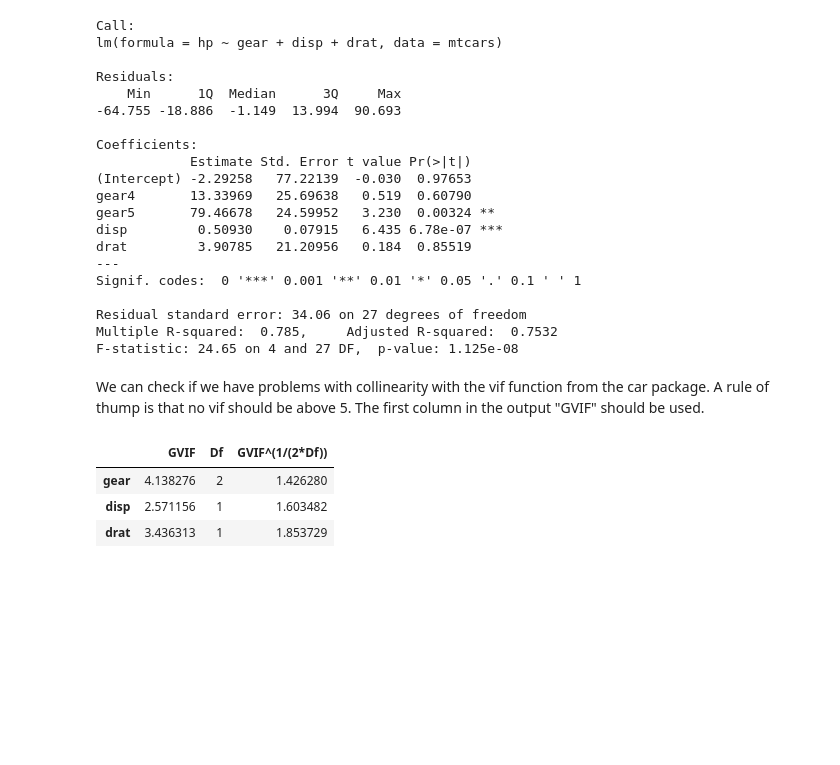
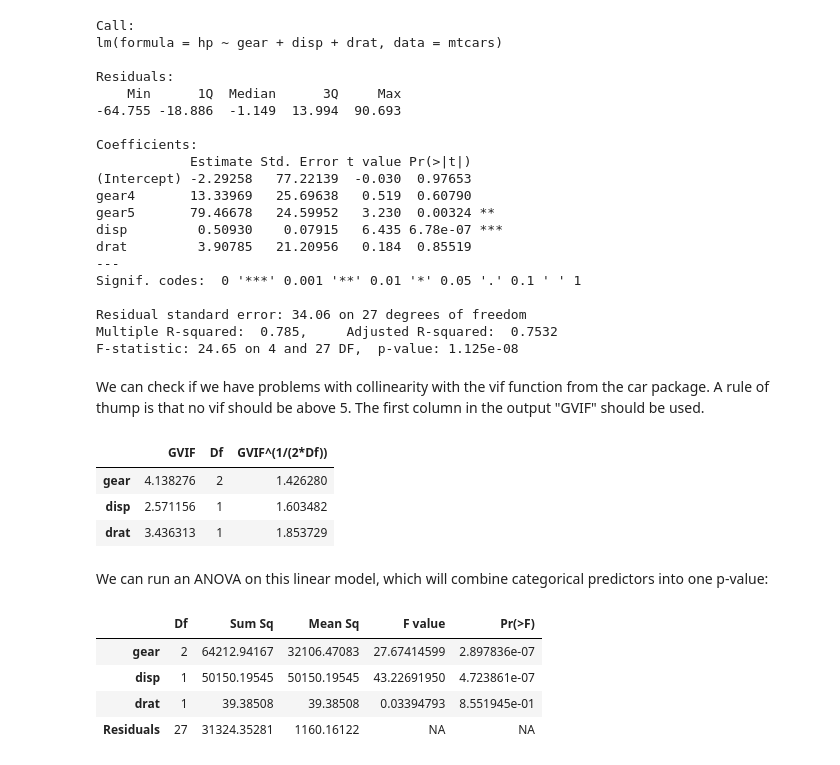
Before and after one commit to microUCPH/amplicon_data_analysis, a Jupyter notebook: ipynb/stats.ipynb, the cells around one changed output. Cells and saved outputs as stored; diff of their text form; code cells hidden in the pictures; blank space fills up the shorter version.

```diff
--- a/ipynb/stats.ipynb
+++ b/ipynb/stats.ipynb
@@ -504,3 +510,13 @@ car::vif(fit)
 | gear | 4.138276 | 2 | 1.426280 |
 | disp | 2.571156 | 1 | 1.603482 |
 | drat | 3.436313 | 1 | 1.853729 |
+# %% [markdown]
+We can run an ANOVA on this linear model, which will combine categorical predictors into one p-value:
+# %%
+anova(fit)
+# %% [output]
+|  | Df | Sum Sq | Mean Sq | F value | Pr(>F) |
+| gear | 2 | 64212.94167 | 32106.47083 | 27.67414599 | 2.897836e-07 |
+| disp | 1 | 50150.19545 | 50150.19545 | 43.22691950 | 4.723861e-07 |
+| drat | 1 | 39.38508 | 39.38508 | 0.03394793 | 8.551945e-01 |
+| Residuals | 27 | 31324.35281 | 1160.16122 | NA | NA |
```
Also changed, not shown: parts of 19 cells of this notebook, 2 other files.
